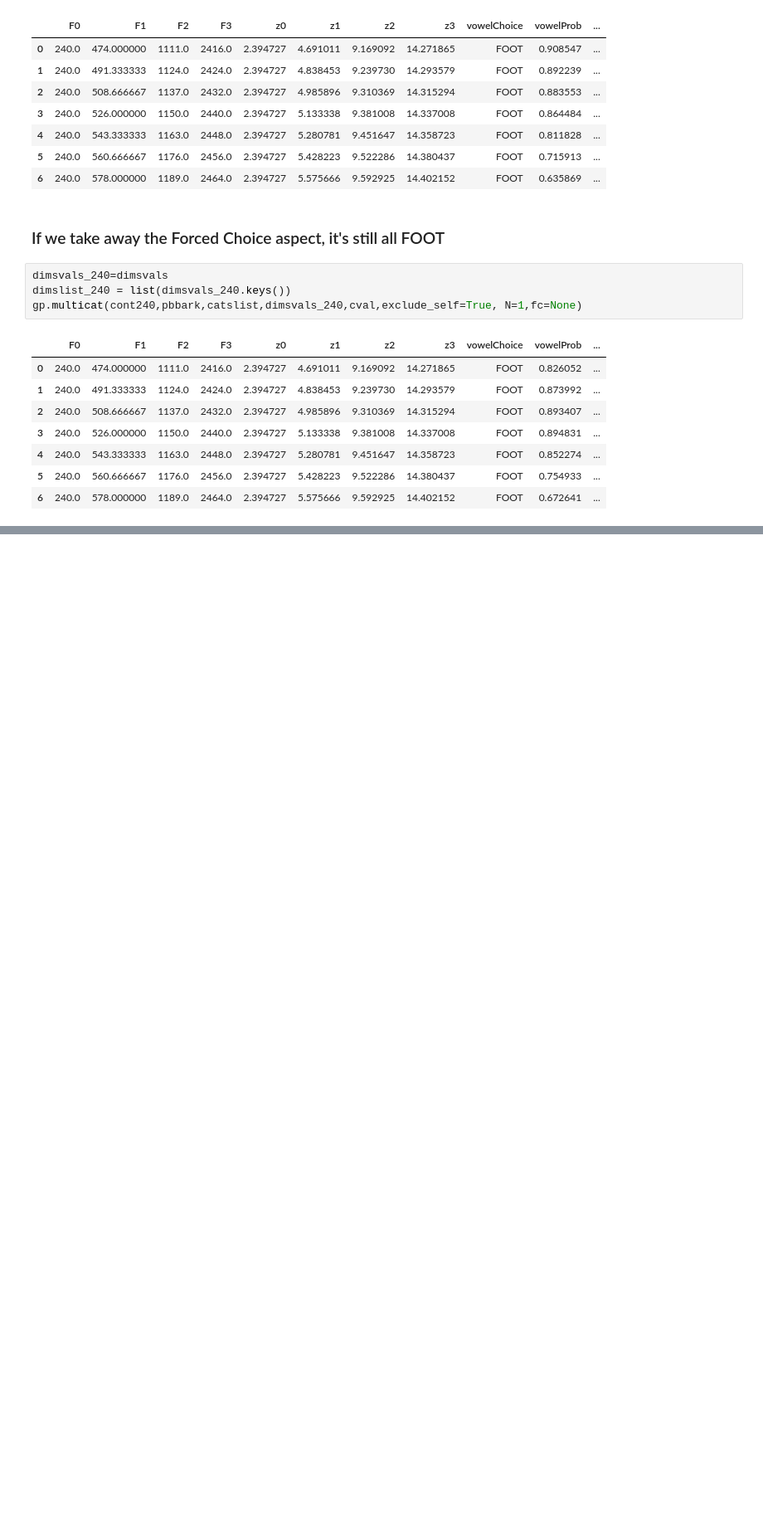
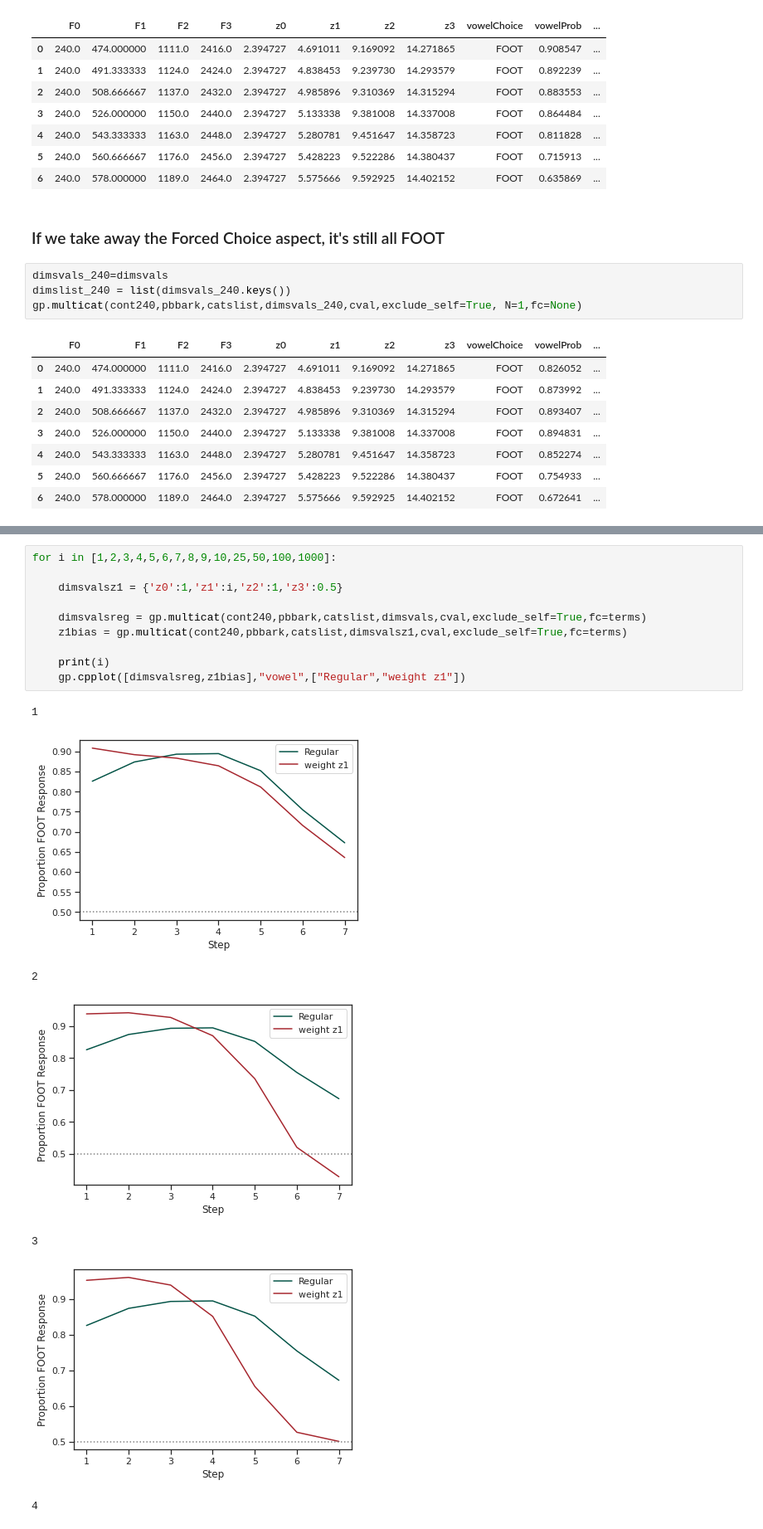
Before and after one commit to fmailhot/GCMPy-draft, a Jupyter notebook: Johnson1990.ipynb, the cells around one changed output, grey strips where cells are left out. Shown at 83% size. Cells and saved outputs as stored; diff of their text form; blank space fills up the shorter version.

```diff
--- a/Johnson1990.ipynb
+++ b/Johnson1990.ipynb
@@ -185,0 +286,18 @@ gp.multicat(cont240,pbbark,catslist,dimsvals_240,cval,exclude_self=True, N=1,fc=
+# %%
+for i in [1,2,3,4,5,6,7,8,9,10,25,50,100,1000]:
+
+    dimsvalsz1 = {'z0':1,'z1':i,'z2':1,'z3':0.5}
+
+    dimsvalsreg = gp.multicat(cont240,pbbark,catslist,dimsvals,cval,exclude_self=True,fc=terms)
+    z1bias = gp.multicat(cont240,pbbark,catslist,dimsvalsz1,cval,exclude_self=True,fc=terms)
+
+    print(i)
+    gp.cpplot([dimsvalsreg,z1bias],"vowel",["Regular","weight z1"])
+# %% [output]
+1
+[figure, added]
+2
+[figure, added]
+3
+[figure, added]
+4
```
Also changed, not shown: parts of 8 cells of this notebook.
